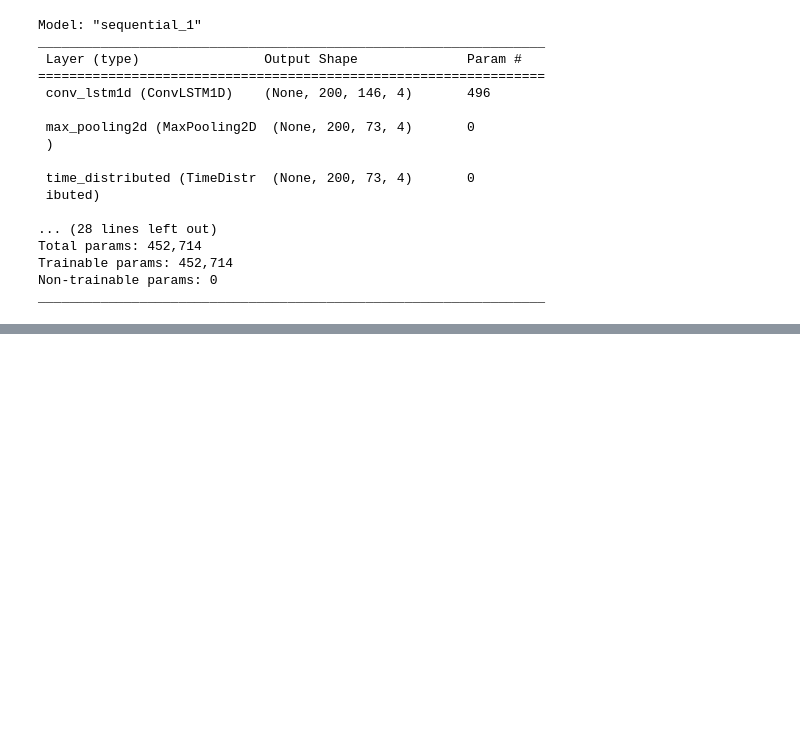
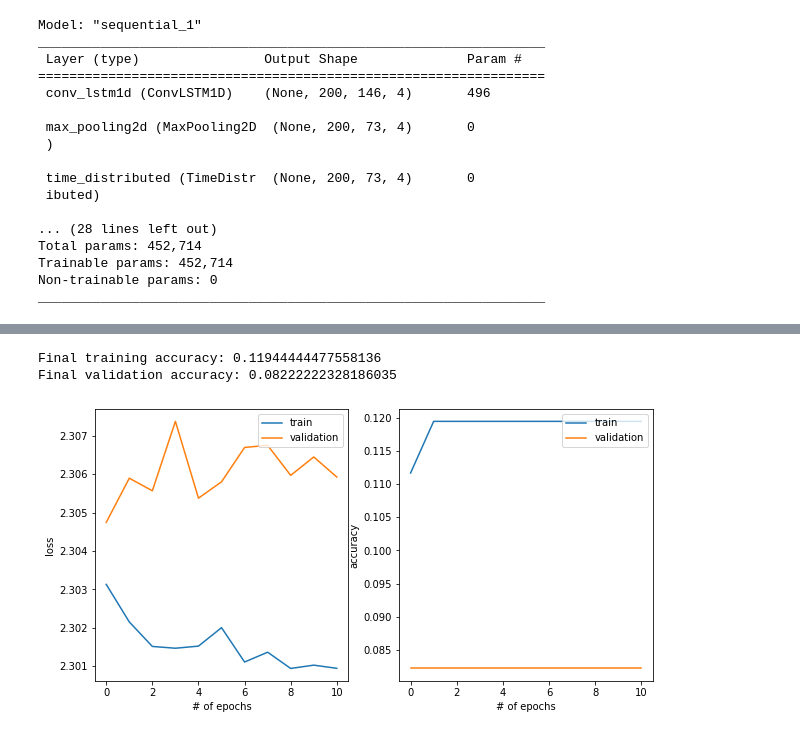
Before and after one commit to mikekuk/VPN_de-anonymiser, a Jupyter notebook: ml_test.ipynb, the cells around one changed output, grey strips where cells are left out. Cells and saved outputs as stored; diff of their text form; code cells hidden in the pictures; blank space fills up the shorter version.

```diff
--- a/ml_test.ipynb
+++ b/ml_test.ipynb
@@ -447,0 +463,2 @@ def create_lrcn_model():
+# %%
+lrcn_model = create_lrcn_model()
@@ -448,3 +483,3 @@ def create_lrcn_model():
 # %%
-# lrcn_model.compile(loss='categorical_crossentropy', optimizer='Adam', metrics=['accuracy'])
-# lrcn_history = lrcn_model.fit(x=features_train, y=labels_train, epochs=30, batch_size=16, shuffle=True, validation_split=0.2, callbacks=[early_stopping_callback])
+lrcn_model.compile(loss='categorical_crossentropy', optimizer='Adam', metrics=['accuracy'])
+lrcn_history = lrcn_model.fit(x=features_train, y=labels_train, epochs=30, batch_size=16, shuffle=True, validation_split=0.2, callbacks=[early_stopping_callback])
@@ -456,0 +508,6 @@ def create_lrcn_model():
+# %%
+plot_history(lrcn_history)
+# %% [output]
+Final training accuracy: 0.11944444477558136
+Final validation accuracy: 0.08222222328186035
+[figure, added]
```
Also changed, not shown: parts of 20 cells of this notebook, 7 other files.
